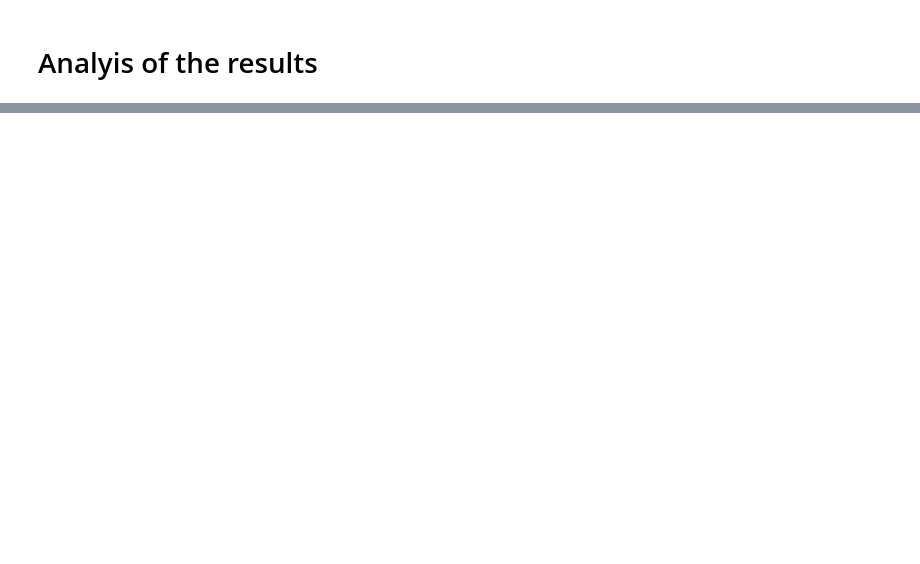
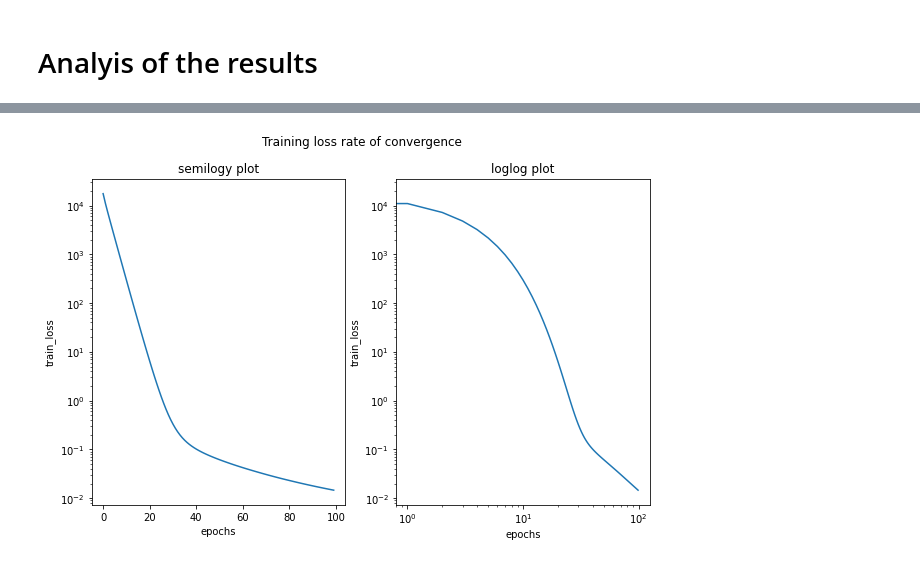
Before and after one commit to johnmavro/Machine-Learning-Optimization, a Jupyter notebook: Block_coordinate_descent.ipynb, the cells around one changed output, grey strips where cells are left out. Cells and saved outputs as stored; diff of their text form; code cells hidden in the pictures; blank space fills up the shorter version.

```diff
--- a/Block_coordinate_descent.ipynb
+++ b/Block_coordinate_descent.ipynb
@@ -388,3 +467,7 @@ plot_train_losses(loss1.shape[0], loss1, 'Coordinate_descent')
+# %%
+plot_convergence_rate_losses(loss.shape[0], loss, 'Coordinate_descent_F-MNIST-3-1500-sq_rate')
+# %% [output]
+[figure, added]
 # %%
 ## We plot the test accuracy
 
```
Also changed, not shown: parts of 11 cells of this notebook, 12 other files.
